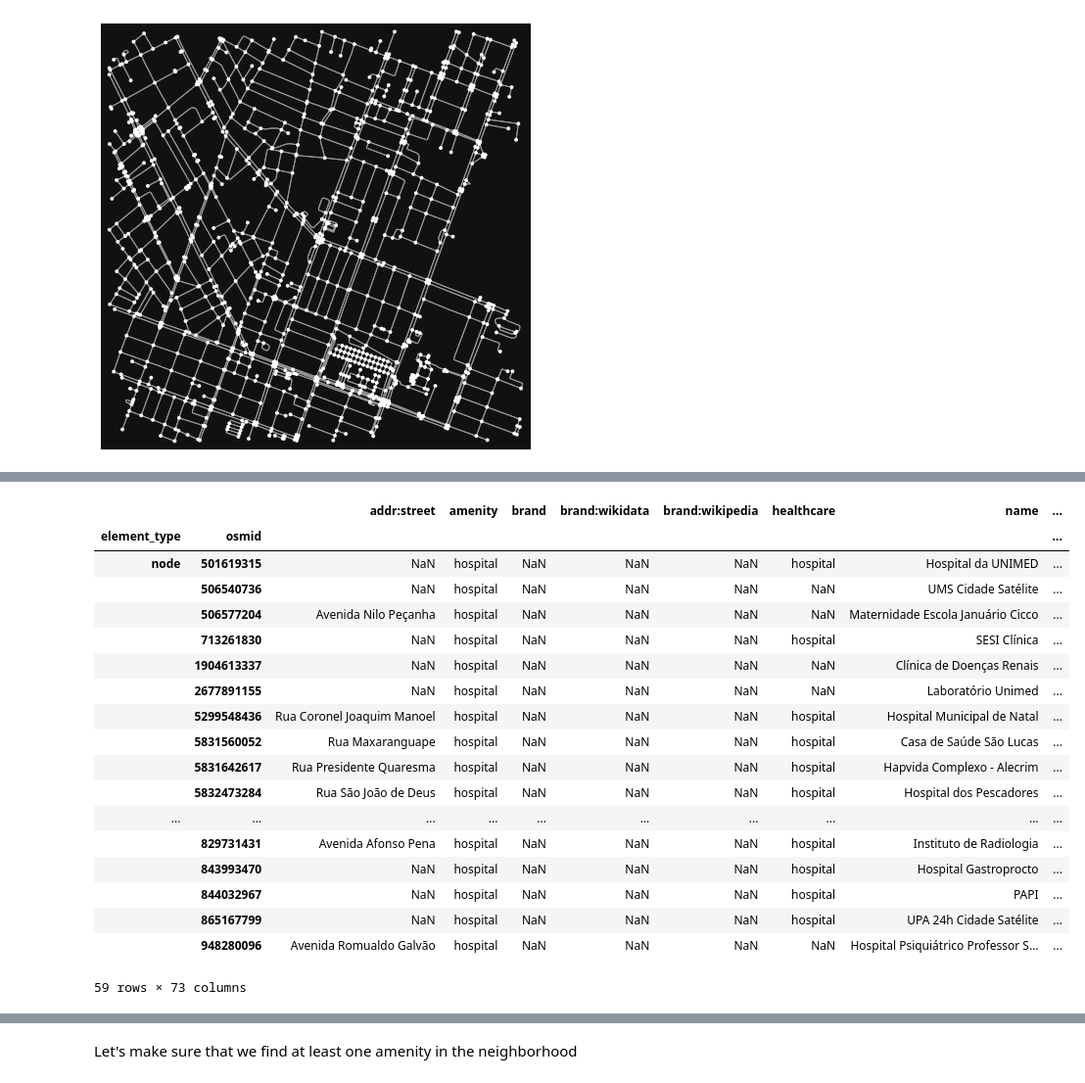
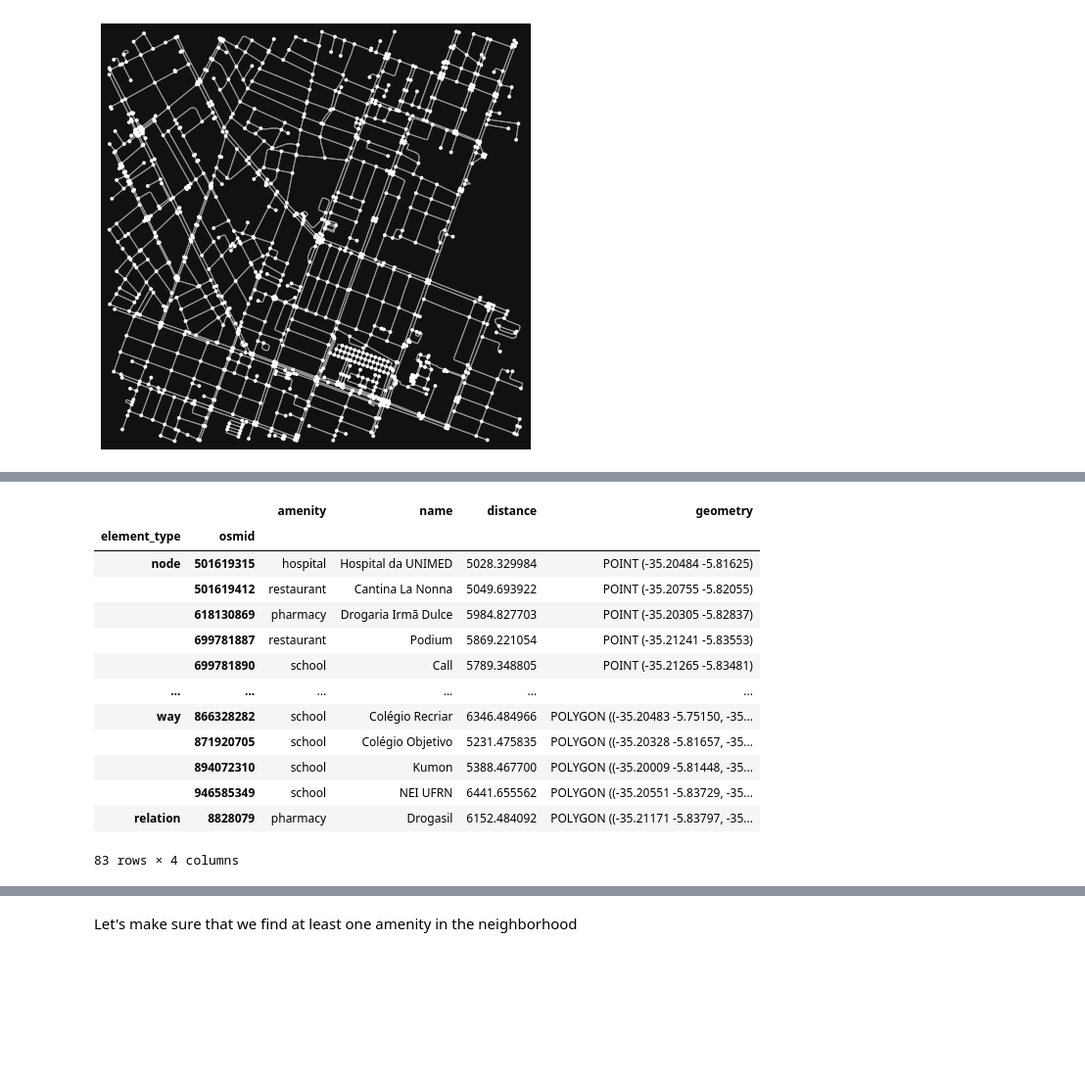
Before and after one commit to nymarya/fear-the-walking-distance, a Jupyter notebook: notebooks/1.0-ma-building-the-dataset.ipynb, the cells around one changed output, grey strips where cells are left out. Shown: that part at 98% size. Drawn from its saved outputs; the diff is of its cells as text; code cells hidden in the pictures; blank space fills up the shorter version.

Commit message:
distance measured using osmnx - not accurate

```diff
--- a/notebooks/1.0-ma-building-the-dataset.ipynb
+++ b/notebooks/1.0-ma-building-the-dataset.ipynb
@@ -252,7 +255,8 @@ def get_distance(s, y, x):
         x2 = s.geometry.centroid.x
     else:
         y2, x2 = (None, None)
-    return ox.distance.euclidean_dist_vec(y, x, y2, x2)
+    a = ox.distance.great_circle_vec(y, x, y2, x2)
+    return a
 # %%
 tags = {'amenity': ['hospital', 'restaurant', 'bank',
         'school', 'police', 'pharmacy']}
@@ -268,14 +272,11 @@ for index, row in neighborhood_df.iterrows():
     print(f"Checking amenities in {name}")
 
     # get amenities around the point
-    all_pois[name] = ox.geometries.geometries_from_point(point, dist=10000,
+    all_pois[name] = ox.geometries.geometries_from_point(point, dist=5000,
                                                          tags=tags)
 
     # get distances
     all_pois[name]['distance'] = all_pois[name].apply(lambda n: get_distance(n, y, x), axis=1)
-
-    # assert that all distances are smaller than 10km
-    assert (all_pois[name]['distance'] < 10000).all()
 # %% [output]
 Checking amenities in Santos Reis
 Checking amenities in Praia do Meio
@@ -342,22 +338,17 @@ neighborhood_df.query('name == "Nordeste"')
 # %%
-all_pois['Nordeste'].query('amenity == "hospital"')
+all_pois['Nordeste'].query('distance > 5000')[['amenity', 'name', 'distance', 'geometry']]
 # %% [output]
-|  |  | addr:street | amenity | brand | brand:wikidata | brand:wikipedia | healthcare | name | ... |
-| element_type | osmid |  |  |  |  |  |  |  | ... |
-| node | 501619315 | NaN | hospital | NaN | NaN | NaN | hospital | Hospital da UNIMED | ... |
-|  | 506540736 | NaN | hospital | NaN | NaN | NaN | NaN | UMS Cidade Satélite | ... |
-|  | 506577204 | Avenida Nilo Peçanha | hospital | NaN | NaN | NaN | NaN | Maternidade Escola Januário Cicco | ... |
-|  | 713261830 | NaN | hospital | NaN | NaN | NaN | hospital | SESI Clínica | ... |
-|  | 1904613337 | NaN | hospital | NaN | NaN | NaN | NaN | Clínica de Doenças Renais | ... |
-|  | 2677891155 | NaN | hospital | NaN | NaN | NaN | NaN | Laboratório Unimed | ... |
-|  | 5299548436 | Rua Coronel Joaquim Manoel | hospital | NaN | NaN | NaN | hospital | Hospital Municipal de Natal | ... |
-|  | 5831560052 | Rua Maxaranguape | hospital | NaN | NaN | NaN | hospital | Casa de Saúde São Lucas | ... |
-|  | 5831642617 | Rua Presidente Quaresma | hospital | NaN | NaN | NaN | hospital | Hapvida Complexo - Alecrim | ... |
-|  | 5832473284 | Rua São João de Deus | hospital | NaN | NaN | NaN | hospital | Hospital dos Pescadores | ... |
-| ... | ... | ... | ... | ... | ... | ... | ... | ... | ... |
-|  | 829731431 | Avenida Afonso Pena | hospital | NaN | NaN | NaN | hospital | Instituto de Radiologia | ... |
-|  | 843993470 | NaN | hospital | NaN | NaN | NaN | hospital | Hospital Gastroprocto | ... |
-|  | 844032967 | NaN | hospital | NaN | NaN | NaN | hospital | PAPI | ... |
-|  | 865167799 | NaN | hospital | NaN | NaN | NaN | hospital | UPA 24h Cidade Satélite | ... |
-|  | 948280096 | Avenida Romualdo Galvão | hospital | NaN | NaN | NaN | NaN | Hospital Psiquiátrico Professor S... | ... |
+|  |  | amenity | name | distance | geometry |
+| element_type | osmid |  |  |  |  |
+| node | 501619315 | hospital | Hospital da UNIMED | 5028.329984 | POINT (-35.20484 -5.81625) |
+|  | 501619412 | restaurant | Cantina La Nonna | 5049.693922 | POINT (-35.20755 -5.82055) |
+|  | 618130869 | pharmacy | Drogaria Irmã Dulce | 5984.827703 | POINT (-35.20305 -5.82837) |
+|  | 699781887 | restaurant | Podium | 5869.221054 | POINT (-35.21241 -5.83553) |
+|  | 699781890 | school | Call | 5789.348805 | POINT (-35.21265 -5.83481) |
+| ... | ... | ... | ... | ... | ... |
+| way | 866328282 | school | Colégio Recriar | 6346.484966 | POLYGON ((-35.20483 -5.75150, -35... |
+|  | 871920705 | school | Colégio Objetivo | 5231.475835 | POLYGON ((-35.20328 -5.81657, -35... |
+|  | 894072310 | school | Kumon | 5388.467700 | POLYGON ((-35.20009 -5.81448, -35... |
+|  | 946585349 | school | NEI UFRN | 6441.655562 | POLYGON ((-35.20551 -5.83729, -35... |
+| relation | 8828079 | pharmacy | Drogasil | 6152.484092 | POLYGON ((-35.21171 -5.83797, -35... |
-59 rows × 73 columns
+83 rows × 4 columns
```
Also changed, not shown: parts of 13 cells of this notebook.
